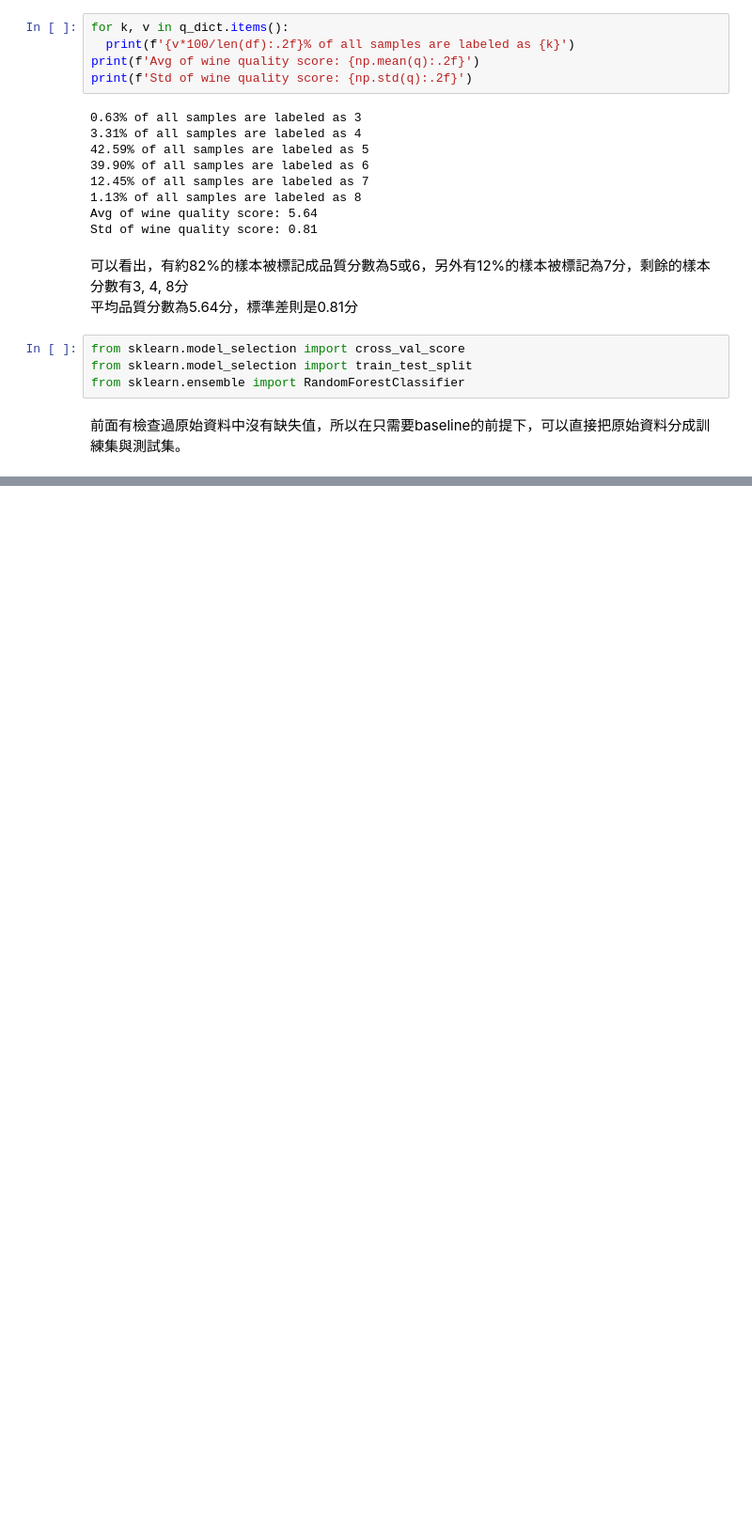
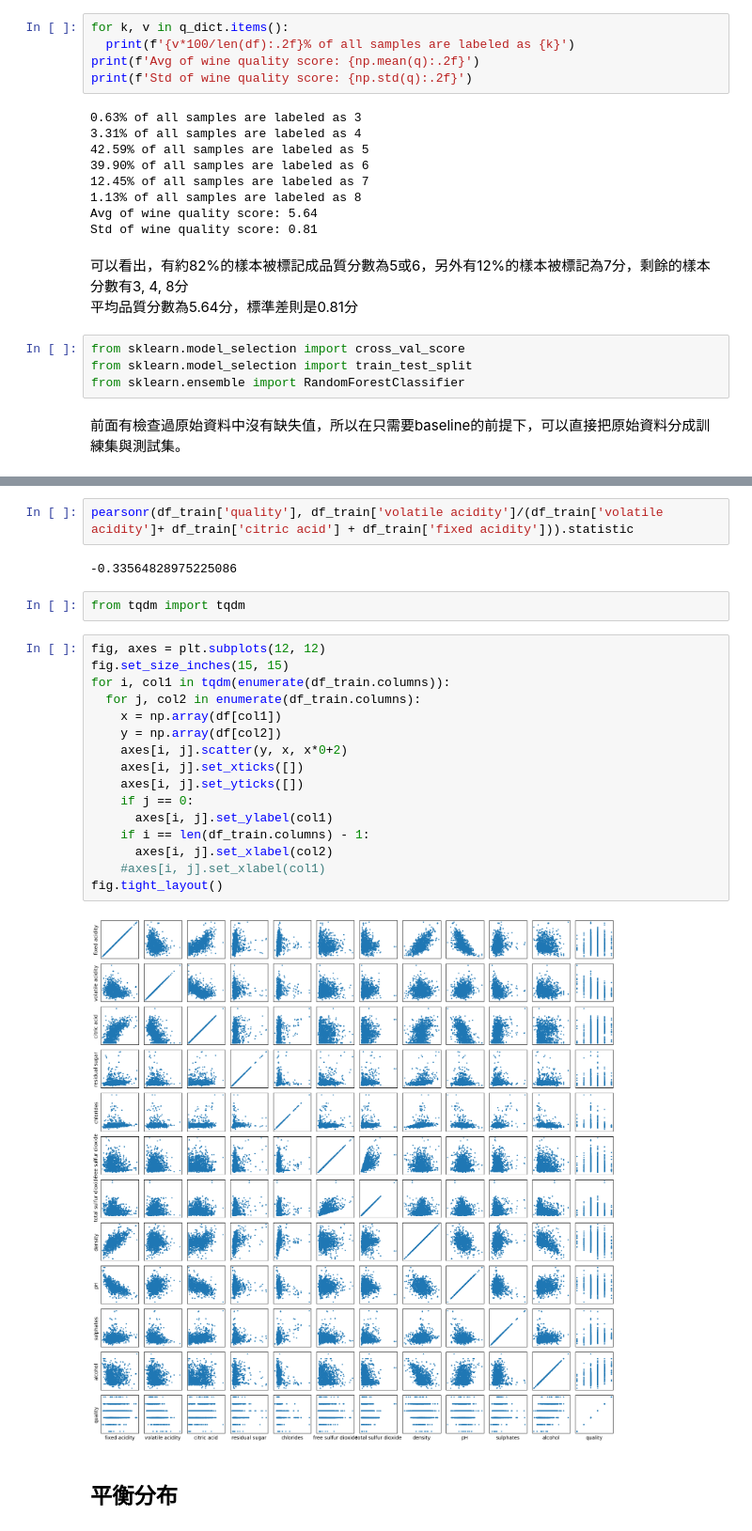
Before and after one commit to skyjadel/Prediction-of-quality-of-Wine, a Jupyter notebook: Wine_Quality.ipynb, the cells around one changed output, grey strips where cells are left out. Shown at 94% size. Cells and saved outputs as stored; diff of their text form; blank space fills up the shorter version.

```diff
--- a/Wine_Quality.ipynb
+++ b/Wine_Quality.ipynb
@@ -120,0 +161,26 @@ Avg acc is 0.6696
+# %%
+pearsonr(df_train['quality'], df_train['volatile acidity']/(df_train['volatile acidity']+ df_train['citric acid'] + df_train['fixed acidity'])).statistic
+# %% [output]
+-0.33564828975225086
+# %%
+from tqdm import tqdm
+# %%
+fig, axes = plt.subplots(12, 12)
+fig.set_size_inches(15, 15)
+for i, col1 in tqdm(enumerate(df_train.columns)):
+  for j, col2 in enumerate(df_train.columns):
+    x = np.array(df[col1])
+    y = np.array(df[col2])
+    axes[i, j].scatter(y, x, x*0+2)
+    axes[i, j].set_xticks([])
+    axes[i, j].set_yticks([])
+    if j == 0:
+      axes[i, j].set_ylabel(col1)
+    if i == len(df_train.columns) - 1:
+      axes[i, j].set_xlabel(col2)
+    #axes[i, j].set_xlabel(col1)
+fig.tight_layout()
+# %% [output]
+[figure, added]
+# %% [markdown]
+## 平衡分布
```
Also changed, not shown: parts of 23 cells of this notebook.
